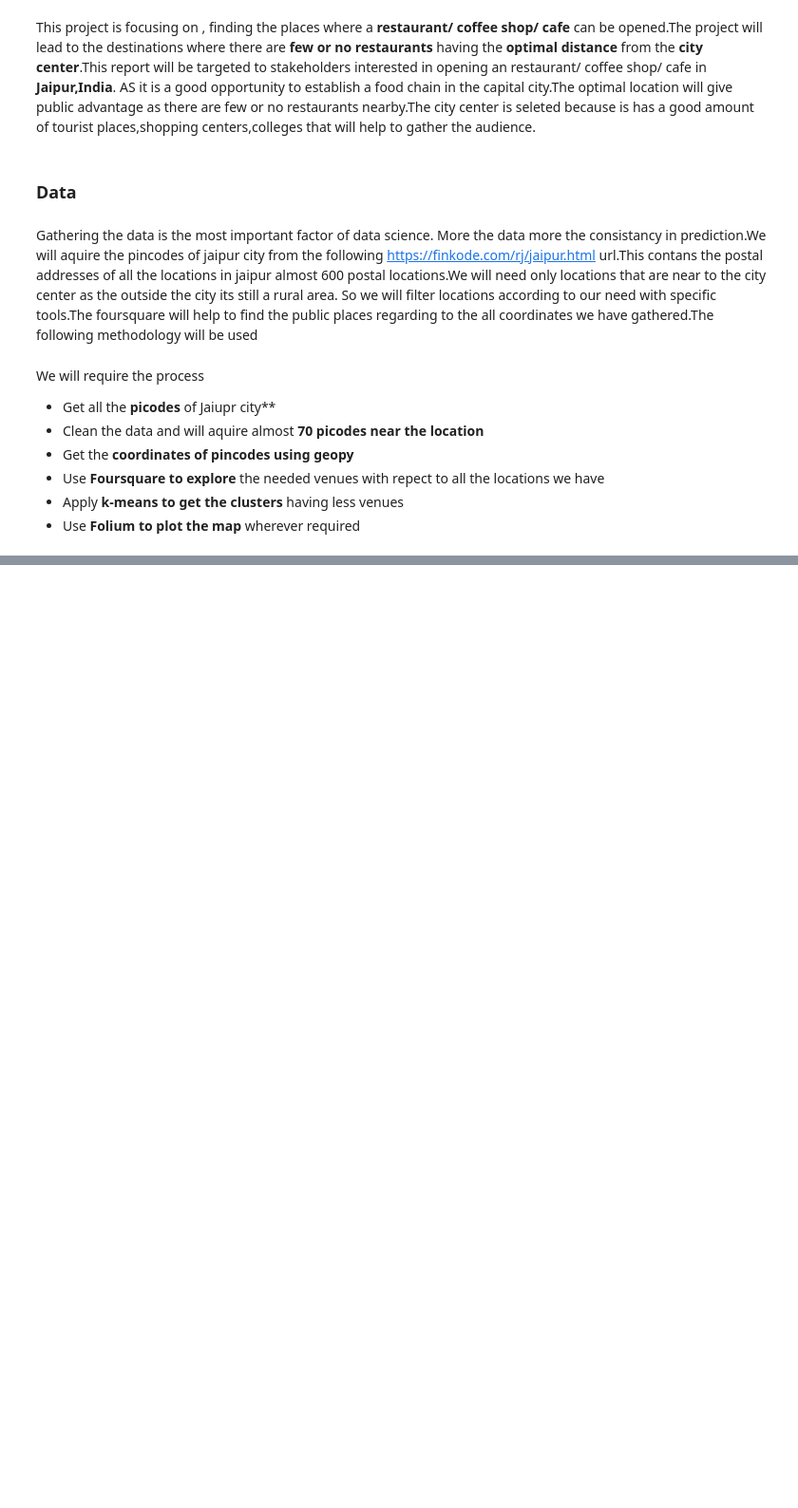
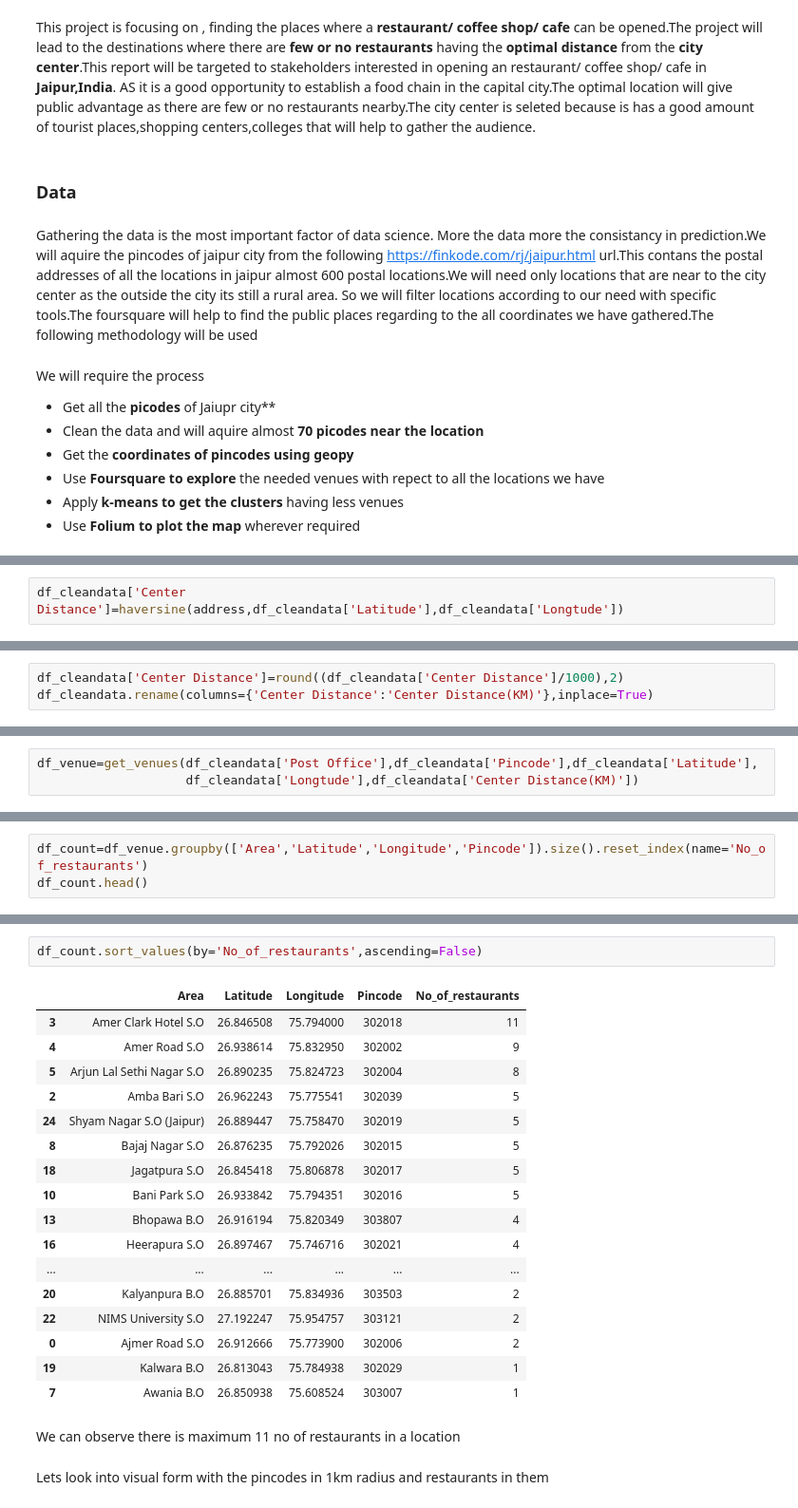
Before and after one commit to sanjitbhagat/Coursera_Capstone, a Jupyter notebook: Capestone Final Project.ipynb, the cells around one changed output, grey strips where cells are left out. Shown: that part at 95% size. Drawn from its saved outputs; the diff is of its cells as text; blank space fills up the shorter version.

```diff
--- a/Capestone Final Project.ipynb
+++ b/Capestone Final Project.ipynb
@@ -28,0 +219,2 @@ We will require the process
+# %%
+df_cleandata['Center Distance']=haversine(address,df_cleandata['Latitude'],df_cleandata['Longtude'])
@@ -28,0 +238,3 @@ We will require the process
+# %%
+df_cleandata['Center Distance']=round((df_cleandata['Center Distance']/1000),2)
+df_cleandata.rename(columns={'Center Distance':'Center Distance(KM)'},inplace=True)
@@ -28,0 +343,3 @@ We will require the process
+# %%
+df_venue=get_venues(df_cleandata['Post Office'],df_cleandata['Pincode'],df_cleandata['Latitude'],
+                    df_cleandata['Longtude'],df_cleandata['Center Distance(KM)'])
@@ -28,0 +361,3 @@ We will require the process
+# %%
+df_count=df_venue.groupby(['Area','Latitude','Longitude','Pincode']).size().reset_index(name='No_of_restaurants')
+df_count.head()
@@ -28,0 +371,24 @@ We will require the process
+# %%
+df_count.sort_values(by='No_of_restaurants',ascending=False)
+# %% [output]
+|  | Area | Latitude | Longitude | Pincode | No_of_restaurants |
+| 3 | Amer Clark Hotel S.O | 26.846508 | 75.794000 | 302018 | 11 |
+| 4 | Amer Road S.O | 26.938614 | 75.832950 | 302002 | 9 |
+| 5 | Arjun Lal Sethi Nagar S.O | 26.890235 | 75.824723 | 302004 | 8 |
+| 2 | Amba Bari S.O | 26.962243 | 75.775541 | 302039 | 5 |
+| 24 | Shyam Nagar S.O (Jaipur) | 26.889447 | 75.758470 | 302019 | 5 |
+| 8 | Bajaj Nagar S.O | 26.876235 | 75.792026 | 302015 | 5 |
+| 18 | Jagatpura S.O | 26.845418 | 75.806878 | 302017 | 5 |
+| 10 | Bani Park S.O | 26.933842 | 75.794351 | 302016 | 5 |
+| 13 | Bhopawa B.O | 26.916194 | 75.820349 | 303807 | 4 |
+| 16 | Heerapura S.O | 26.897467 | 75.746716 | 302021 | 4 |
+| ... | ... | ... | ... | ... | ... |
+| 20 | Kalyanpura B.O | 26.885701 | 75.834936 | 303503 | 2 |
+| 22 | NIMS University S.O | 27.192247 | 75.954757 | 303121 | 2 |
+| 0 | Ajmer Road S.O | 26.912666 | 75.773900 | 302006 | 2 |
+| 19 | Kalwara B.O | 26.813043 | 75.784938 | 302029 | 1 |
+| 7 | Awania B.O | 26.850938 | 75.608524 | 303007 | 1 |
+# %% [markdown]
+We can observe there is maximum 11 no of restaurants in a location
+# %% [markdown]
+Lets look into visual form with the pincodes in 1km radius and restaurants in them
```
Also changed, not shown: parts of 64 cells of this notebook.
